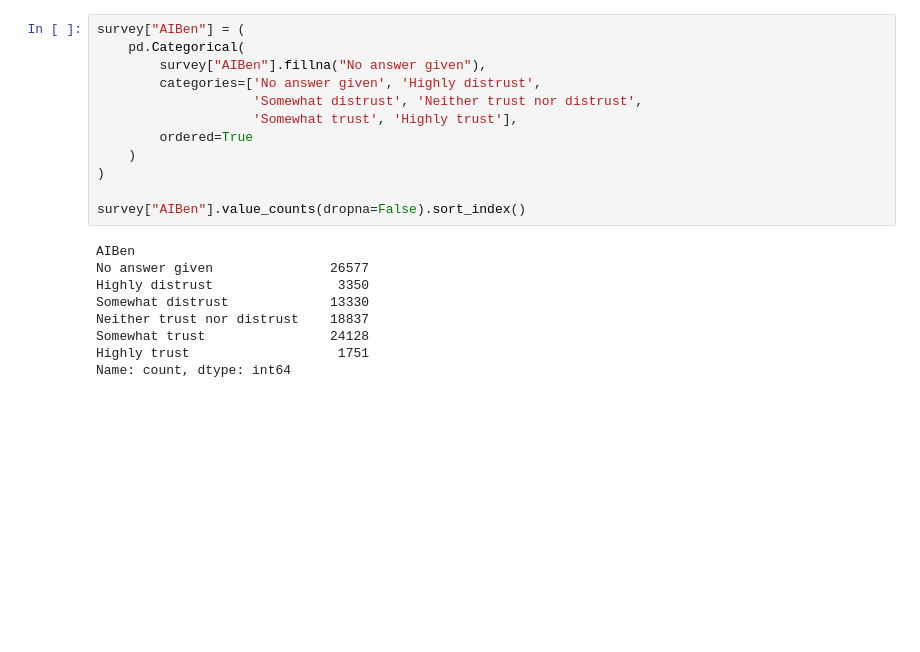
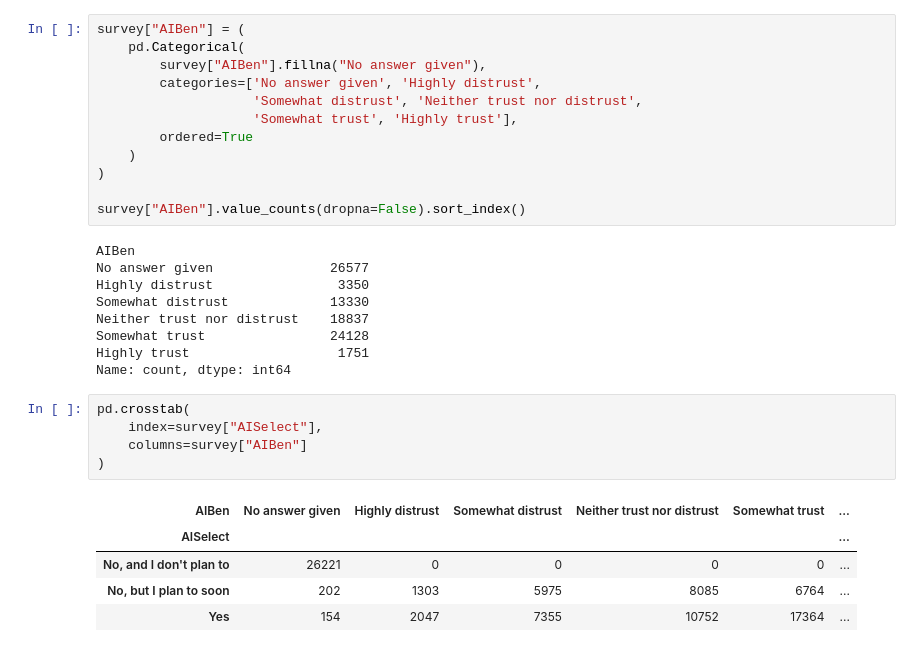
Before and after one commit to jeremysb1/data_analysis_projects, a Jupyter notebook: categorical_data.ipynb, the cells around one changed output. Drawn from its saved outputs; the diff is of its cells as text; blank space fills up the shorter version.

```diff
--- a/categorical_data.ipynb
+++ b/categorical_data.ipynb
@@ -315,3 +315,14 @@ Neither trust nor distrust    18837
 Somewhat trust                24128
 Highly trust                   1751
 Name: count, dtype: int64
+# %%
+pd.crosstab(
+    index=survey["AISelect"],
+    columns=survey["AIBen"]
+)
+# %% [output]
+| AIBen | No answer given | Highly distrust | Somewhat distrust | Neither trust nor distrust | Somewhat trust | ... |
+| AISelect |  |  |  |  |  | ... |
+| No, and I don't plan to | 26221 | 0 | 0 | 0 | 0 | ... |
+| No, but I plan to soon | 202 | 1303 | 5975 | 8085 | 6764 | ... |
+| Yes | 154 | 2047 | 7355 | 10752 | 17364 | ... |
```
Also changed, not shown: parts of 1 cell of this notebook.
